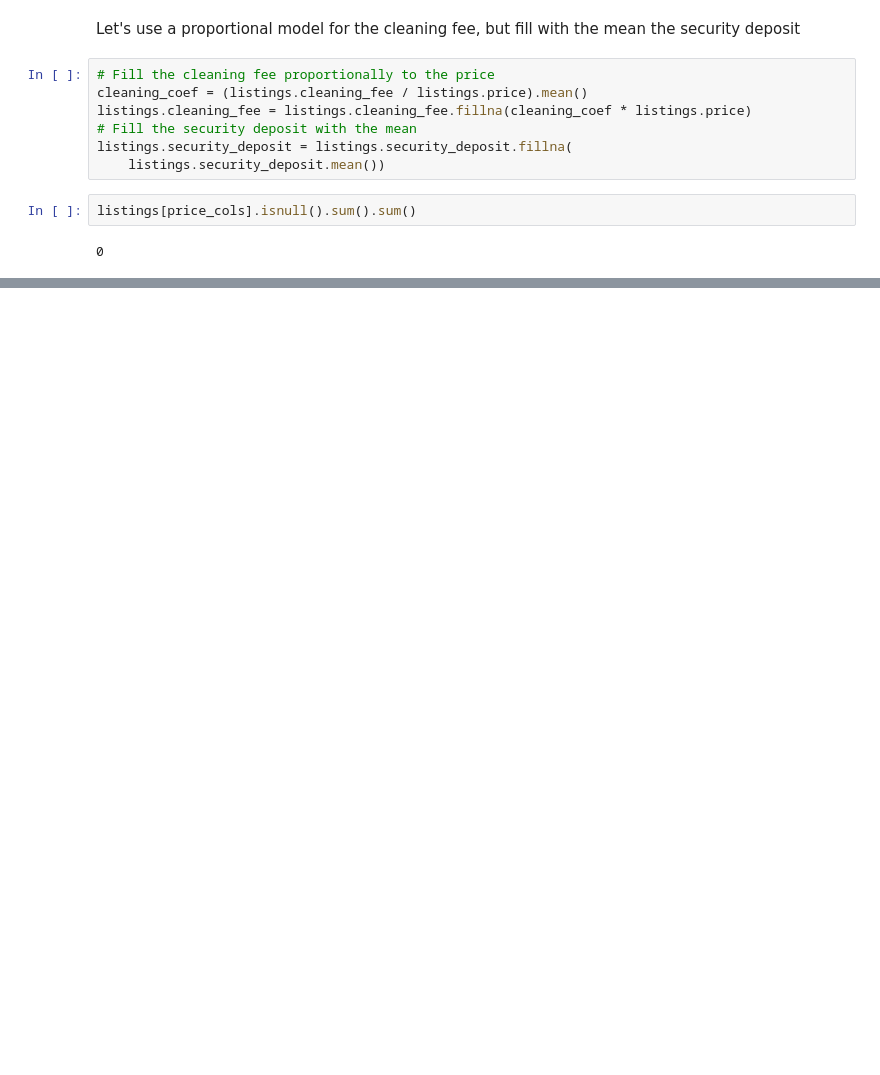
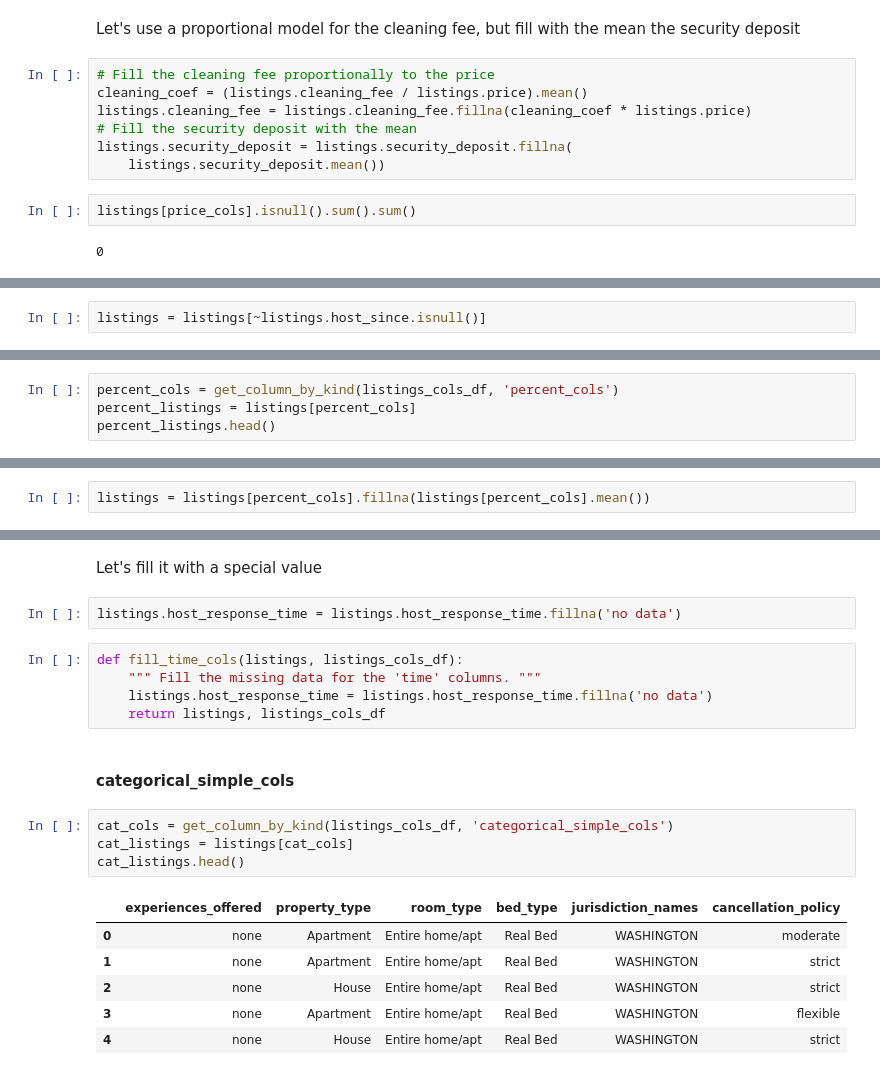
Before and after one commit to mtasende/airbnb-analysis, a Jupyter notebook: notebooks/001-mt-first-look-at-the-data.ipynb, the cells around one changed output, grey strips where cells are left out. Cells and saved outputs as stored; diff of their text form; blank space fills up the shorter version.

```diff
--- a/notebooks/001-mt-first-look-at-the-data.ipynb
+++ b/notebooks/001-mt-first-look-at-the-data.ipynb
@@ -1577,0 +1929,2 @@ def fill_price_cols(listings, listing_cols_df):
+# %%
+listings = listings[~listings.host_since.isnull()]
@@ -1577,0 +1949,4 @@ def fill_price_cols(listings, listing_cols_df):
+# %%
+percent_cols = get_column_by_kind(listings_cols_df, 'percent_cols')
+percent_listings = listings[percent_cols]
+percent_listings.head()
@@ -1577,0 +1968,2 @@ def fill_price_cols(listings, listing_cols_df):
+# %%
+listings = listings[percent_cols].fillna(listings[percent_cols].mean())
@@ -1577,0 +2049,22 @@ def fill_price_cols(listings, listing_cols_df):
+# %% [markdown]
+Let's fill it with a special value
+# %%
+listings.host_response_time = listings.host_response_time.fillna('no data')
+# %%
+def fill_time_cols(listings, listings_cols_df):
+    """ Fill the missing data for the 'time' columns. """
+    listings.host_response_time = listings.host_response_time.fillna('no data')
+    return listings, listings_cols_df
+# %% [markdown]
+#### categorical_simple_cols
+# %%
+cat_cols = get_column_by_kind(listings_cols_df, 'categorical_simple_cols')
+cat_listings = listings[cat_cols]
+cat_listings.head()
+# %% [output]
+|  | experiences_offered | property_type | room_type | bed_type | jurisdiction_names | cancellation_policy |
+| 0 | none | Apartment | Entire home/apt | Real Bed | WASHINGTON | moderate |
+| 1 | none | Apartment | Entire home/apt | Real Bed | WASHINGTON | strict |
+| 2 | none | House | Entire home/apt | Real Bed | WASHINGTON | strict |
+| 3 | none | Apartment | Entire home/apt | Real Bed | WASHINGTON | flexible |
+| 4 | none | House | Entire home/apt | Real Bed | WASHINGTON | strict |
```
Also changed, not shown: parts of 101 cells of this notebook, 8 other files.
